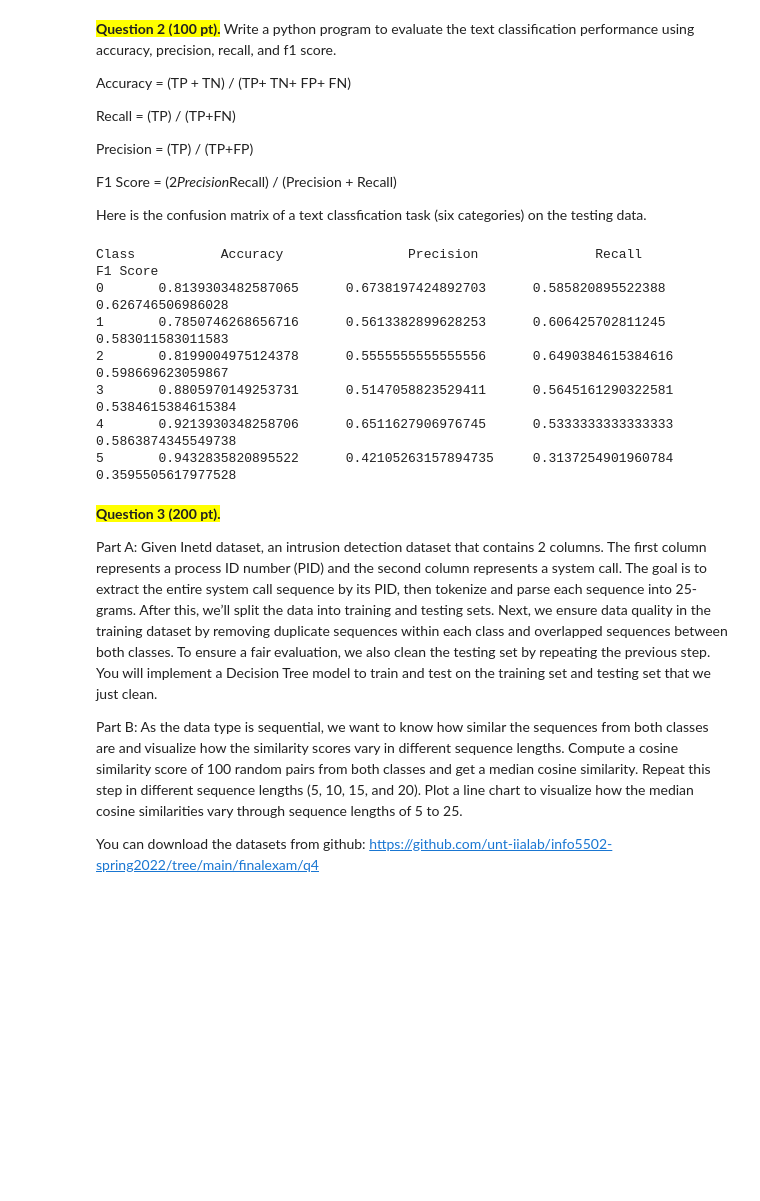
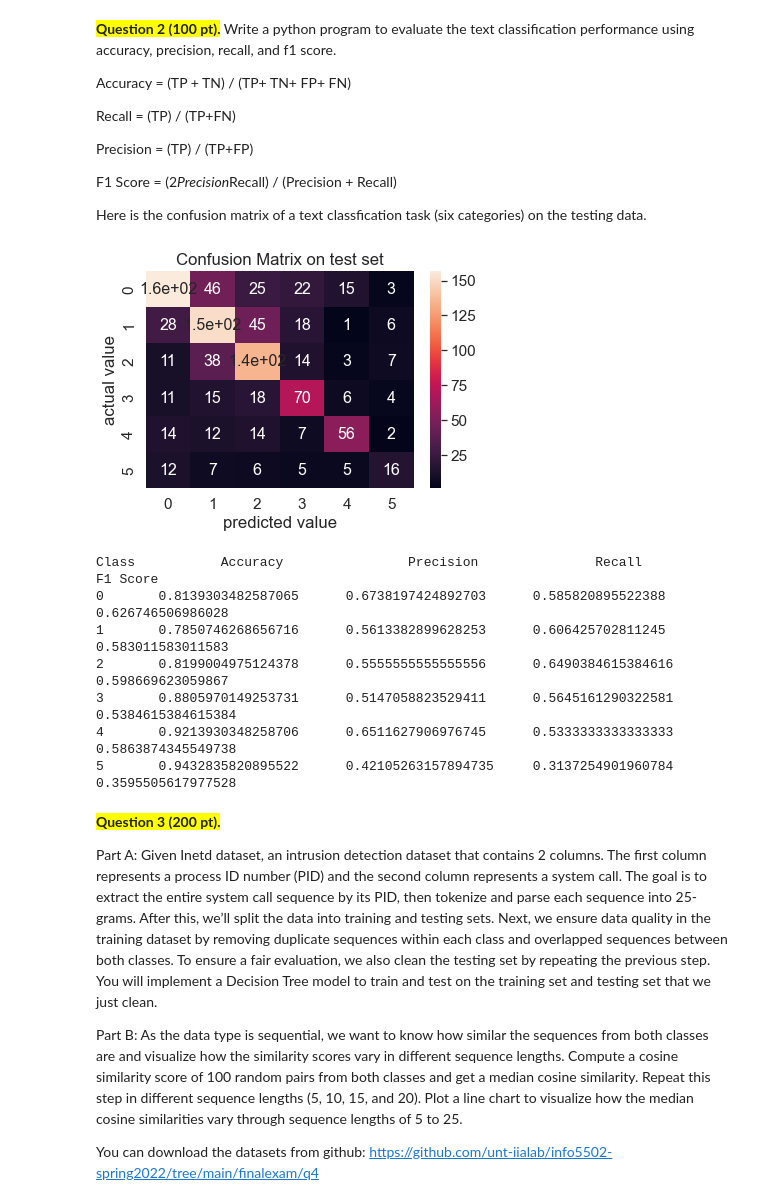
Before and after one commit to cooltimalsina123/python-INFO-5502, a Jupyter notebook: INFO-5502-Final-Exam-Summer-2022.ipynb, the cells around one changed output. Saved outputs shown, nothing was run; the diff lists cells and outputs as text; code cells hidden in the pictures; blank space fills up the shorter version.

```diff
--- a/INFO-5502-Final-Exam-Summer-2022.ipynb
+++ b/INFO-5502-Final-Exam-Summer-2022.ipynb
@@ -111,29 +111,38 @@ Here is the confusion matrix of a text classfication task (six categories) on th
 # %%
 #### You code here
 #2) QUESTION
-
+import seaborn as sn
 cm= [[157,46,25,22,15,3],
      [28,151,45,18,1,6],
      [11,38,135,14,3,7],
      [11,15,18,70,6,4],
      [14,12,14,7,56,2],
      [12,7,6,5,5,16]]
+
+df_cm = pd.DataFrame(cm)
+sn.set(font_scale=1.4)
+sn.heatmap(df_cm, annot=True, annot_kws={"size": 16})
+plt.title("Confusion Matrix on test set")
+plt.xlabel("predicted value")
+plt.ylabel("actual value")
+plt.show()
 
 confusion_matrix_sum= sum(sum(cm,[]))
 
 print("Class\t\tAccuracy\t\tPrecision\t\tRecall\t\tF1 Score")
 for i in range(0,6):
   TP= cm[i][i]
   FP= cm[0][i]+ cm[1][i]+ cm[2][i]+  cm[3][i]+cm[4][i]+ cm[5][i] -  cm[i][i]
   FN=cm[i][0]+ cm[i][1]+ cm[i][2]+  cm[i][3]+cm[i][4]+ cm[i][5] -  cm[i][i]
   TN= confusion_matrix_sum-TP-FN-FP
 
   Accuracy= (TP + TN) / (TP+ TN+ FP+ FN)
   Recall= (TP) / (TP+FN)
   Precision= (TP) / (TP+FP)
   F1_Score = (2*Precision*Recall) / (Precision + Recall)
   print("{0}\t{1}\t{2}\t{3}\t{4}".format(f'{i}',f'{Accuracy}',f'{Precision}',f'{Recall}',f'{F1_Score}'))
 # %% [output]
+[figure, added]
 Class           Accuracy                Precision               Recall          F1 Score
 0       0.8139303482587065      0.6738197424892703      0.585820895522388       0.626746506986028
 1       0.7850746268656716      0.5613382899628253      0.606425702811245       0.583011583011583
```
Also changed, not shown: parts of 5 cells of this notebook.
